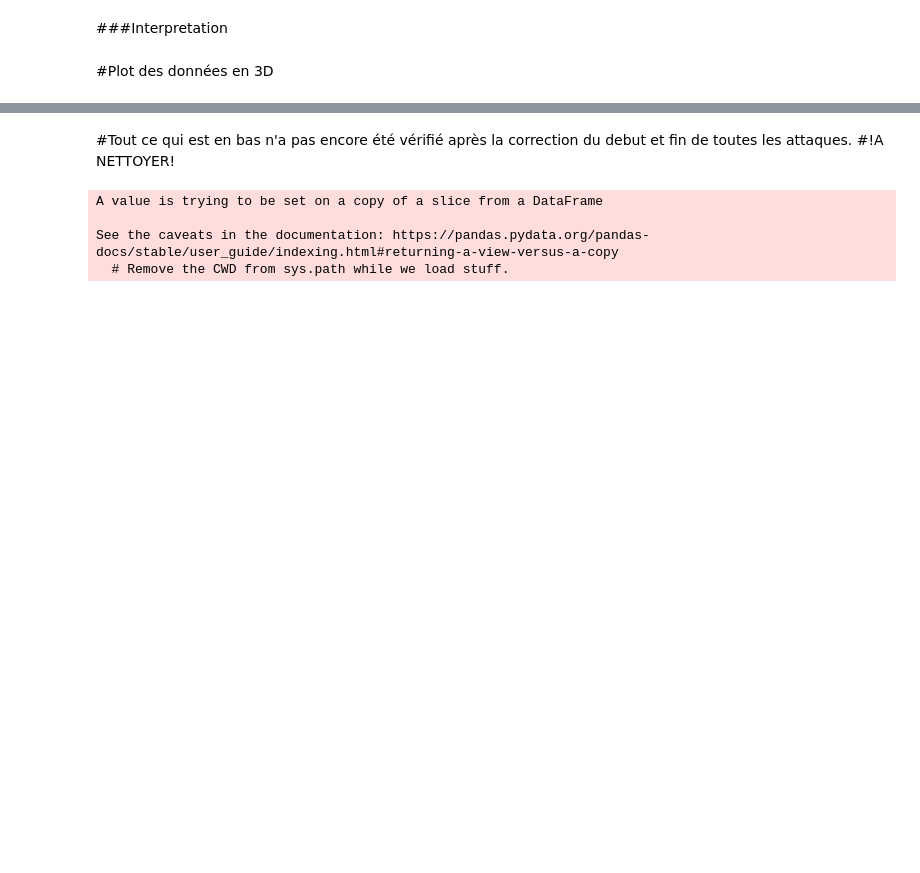
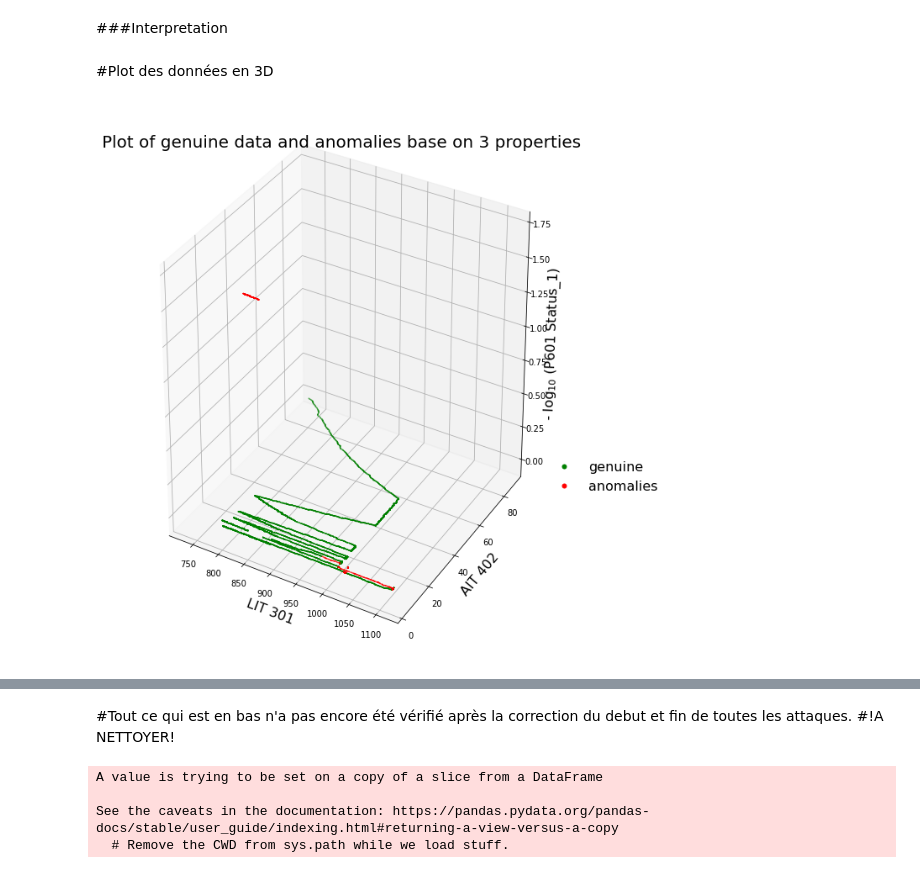
Before and after one commit to lnassabain/Anomaly-detection-and-prediction-for-Water-treatment-system, a Jupyter notebook: clean_data.ipynb, the cells around one changed output, grey strips where cells are left out. Cells and saved outputs as stored; diff of their text form; code cells hidden in the pictures; blank space fills up the shorter version.

```diff
--- a/clean_data.ipynb
+++ b/clean_data.ipynb
@@ -1051,4 +1056,8 @@ def show3D_data(X, Y, x_axis_name, y_axis_name, z_axis_name):
 
   plt.legend(handles=[noAnomalyMaker, anomalyMaker], \
              bbox_to_anchor=(1.20, 0.38), frameon=False, prop={'size':16});
+# %%
+show3D_data(X,Y,'LIT 301','AIT 402', 'P601 Status_1')
+# %% [output]
+[figure, added]
 # %%
```
Also changed, not shown: parts of 7 cells of this notebook.
